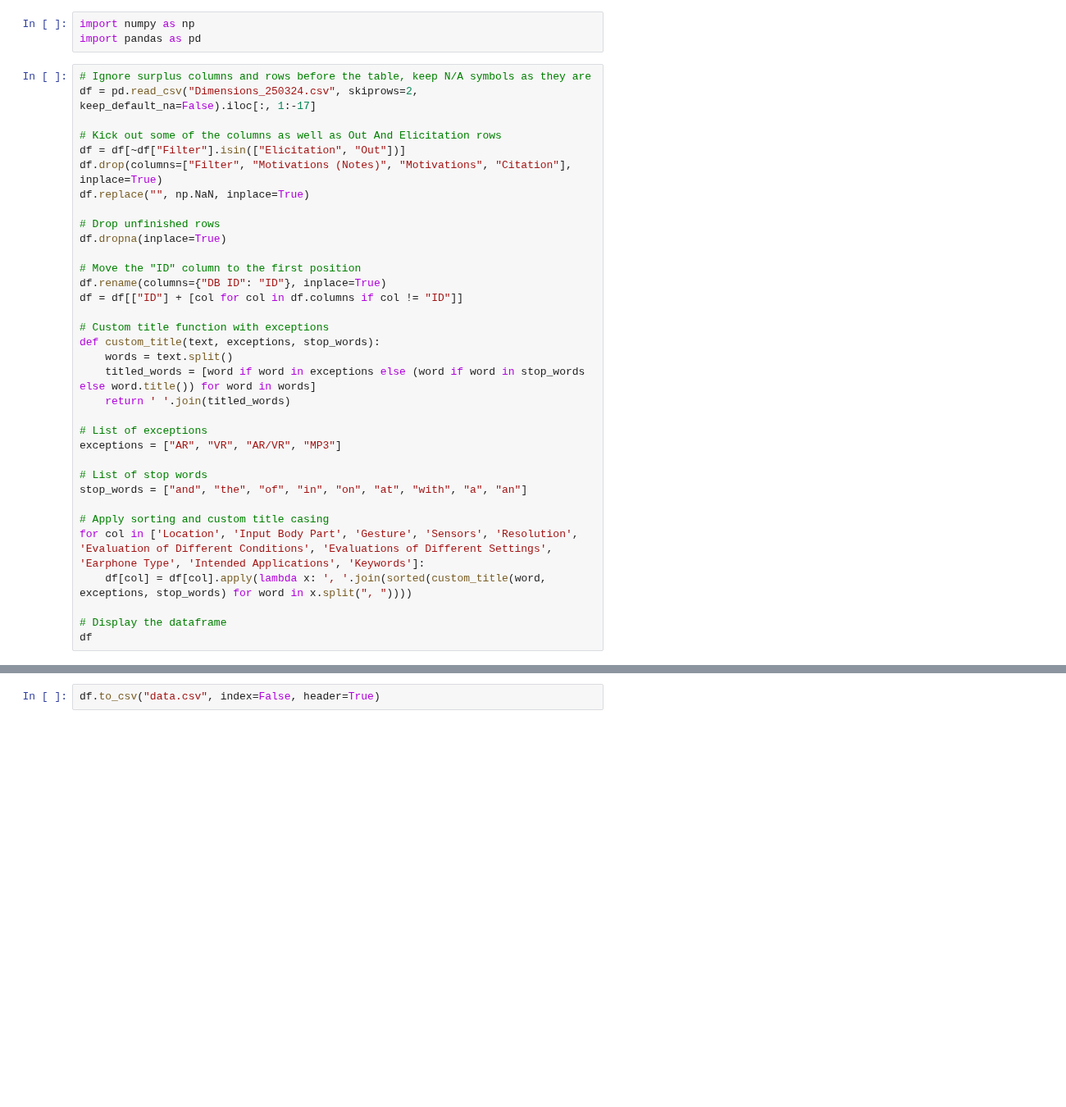
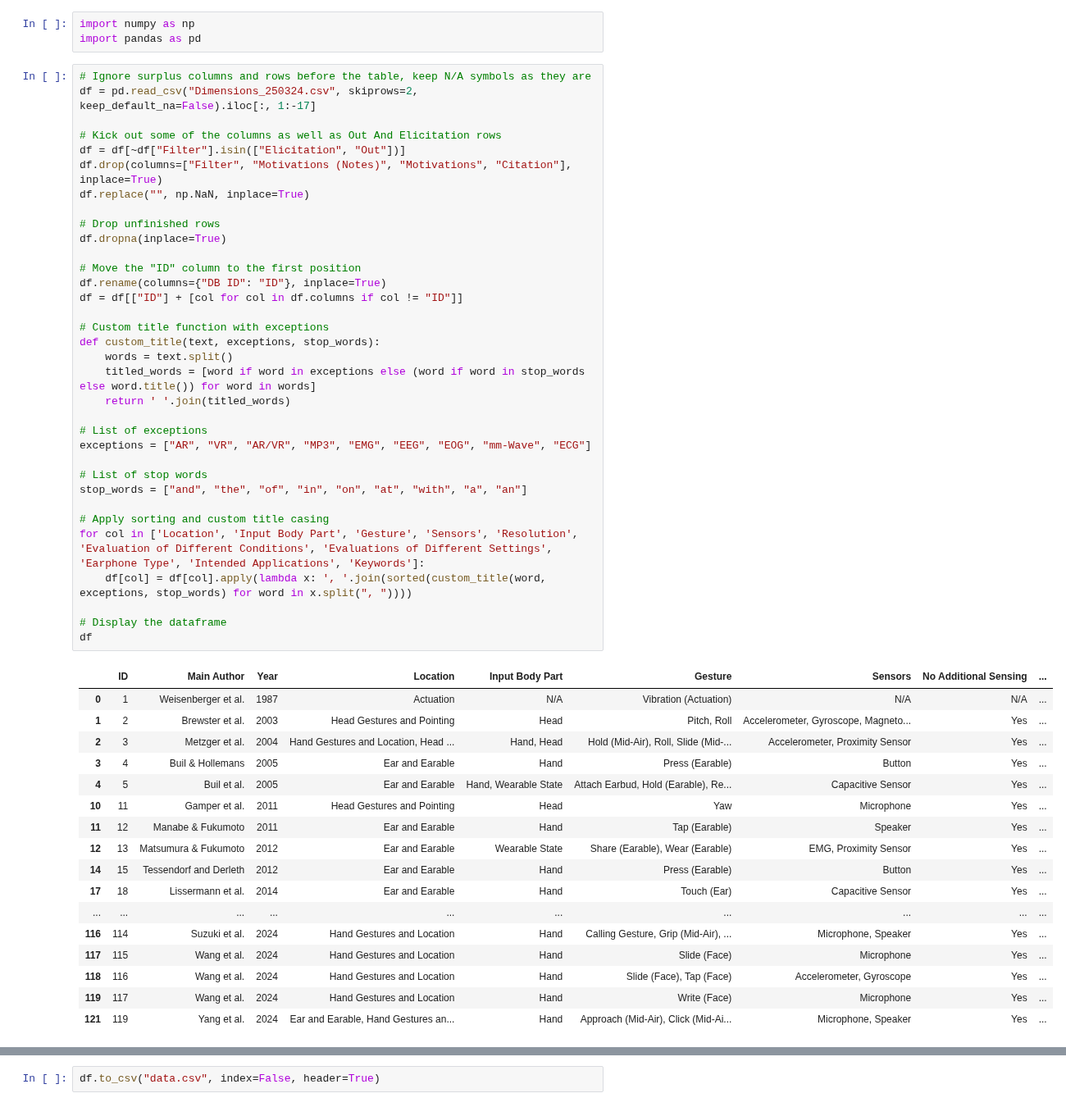
Before and after one commit to OpenEarable/earXplore, a Jupyter notebook: dataset_prep.ipynb, the cells around one changed output, grey strips where cells are left out. Shown at 82% size. Drawn from its saved outputs; the diff is of its cells as text; blank space fills up the shorter version.

```diff
--- a/dataset_prep.ipynb
+++ b/dataset_prep.ipynb
@@ -10,31 +10,48 @@ df = pd.read_csv("Dimensions_250324.csv", skiprows=2, keep_default_na=False).ilo
 # Kick out some of the columns as well as Out And Elicitation rows
 df = df[~df["Filter"].isin(["Elicitation", "Out"])]
 df.drop(columns=["Filter", "Motivations (Notes)", "Motivations", "Citation"], inplace=True)
 df.replace("", np.NaN, inplace=True)
 
 # Drop unfinished rows
 df.dropna(inplace=True)
 
 # Move the "ID" column to the first position
 df.rename(columns={"DB ID": "ID"}, inplace=True)
 df = df[["ID"] + [col for col in df.columns if col != "ID"]]
 
 # Custom title function with exceptions
 def custom_title(text, exceptions, stop_words):
     words = text.split()
     titled_words = [word if word in exceptions else (word if word in stop_words else word.title()) for word in words]
     return ' '.join(titled_words)
 
 # List of exceptions
-exceptions = ["AR", "VR", "AR/VR", "MP3"]
+exceptions = ["AR", "VR", "AR/VR", "MP3", "EMG", "EEG", "EOG", "mm-Wave", "ECG"]
 
 # List of stop words
 stop_words = ["and", "the", "of", "in", "on", "at", "with", "a", "an"]
 
 # Apply sorting and custom title casing
 for col in ['Location', 'Input Body Part', 'Gesture', 'Sensors', 'Resolution', 'Evaluation of Different Conditions', 'Evaluations of Different Settings', 'Earphone Type', 'Intended Applications', 'Keywords']:
     df[col] = df[col].apply(lambda x: ', '.join(sorted(custom_title(word, exceptions, stop_words) for word in x.split(", "))))
 
 # Display the dataframe
 df
 # %% [output]
+|  | ID | Main Author | Year | Location | Input Body Part | Gesture | Sensors | No Additional Sensing | ... |
+| 0 | 1 | Weisenberger et al. | 1987 | Actuation | N/A | Vibration (Actuation) | N/A | N/A | ... |
+| 1 | 2 | Brewster et al. | 2003 | Head Gestures and Pointing | Head | Pitch, Roll | Accelerometer, Gyroscope, Magneto... | Yes | ... |
+| 2 | 3 | Metzger et al. | 2004 | Hand Gestures and Location, Head ... | Hand, Head | Hold (Mid-Air), Roll, Slide (Mid-... | Accelerometer, Proximity Sensor | Yes | ... |
+| 3 | 4 | Buil & Hollemans | 2005 | Ear and Earable | Hand | Press (Earable) | Button | Yes | ... |
+| 4 | 5 | Buil et al. | 2005 | Ear and Earable | Hand, Wearable State | Attach Earbud, Hold (Earable), Re... | Capacitive Sensor | Yes | ... |
+| 10 | 11 | Gamper et al. | 2011 | Head Gestures and Pointing | Head | Yaw | Microphone | Yes | ... |
+| 11 | 12 | Manabe & Fukumoto | 2011 | Ear and Earable | Hand | Tap (Earable) | Speaker | Yes | ... |
+| 12 | 13 | Matsumura & Fukumoto | 2012 | Ear and Earable | Wearable State | Share (Earable), Wear (Earable) | EMG, Proximity Sensor | Yes | ... |
+| 14 | 15 | Tessendorf and Derleth | 2012 | Ear and Earable | Hand | Press (Earable) | Button | Yes | ... |
+| 17 | 18 | Lissermann et al. | 2014 | Ear and Earable | Hand | Touch (Ear) | Capacitive Sensor | Yes | ... |
+| ... | ... | ... | ... | ... | ... | ... | ... | ... | ... |
+| 116 | 114 | Suzuki et al. | 2024 | Hand Gestures and Location | Hand | Calling Gesture, Grip (Mid-Air), ... | Microphone, Speaker | Yes | ... |
+| 117 | 115 | Wang et al. | 2024 | Hand Gestures and Location | Hand | Slide (Face) | Microphone | Yes | ... |
+| 118 | 116 | Wang et al. | 2024 | Hand Gestures and Location | Hand | Slide (Face), Tap (Face) | Accelerometer, Gyroscope | Yes | ... |
+| 119 | 117 | Wang et al. | 2024 | Hand Gestures and Location | Hand | Write (Face) | Microphone | Yes | ... |
+| 121 | 119 | Yang et al. | 2024 | Ear and Earable, Hand Gestures an... | Hand | Approach (Mid-Air), Click (Mid-Ai... | Microphone, Speaker | Yes | ... |
```
Also changed, not shown: parts of 2 cells of this notebook, 4 other files.
